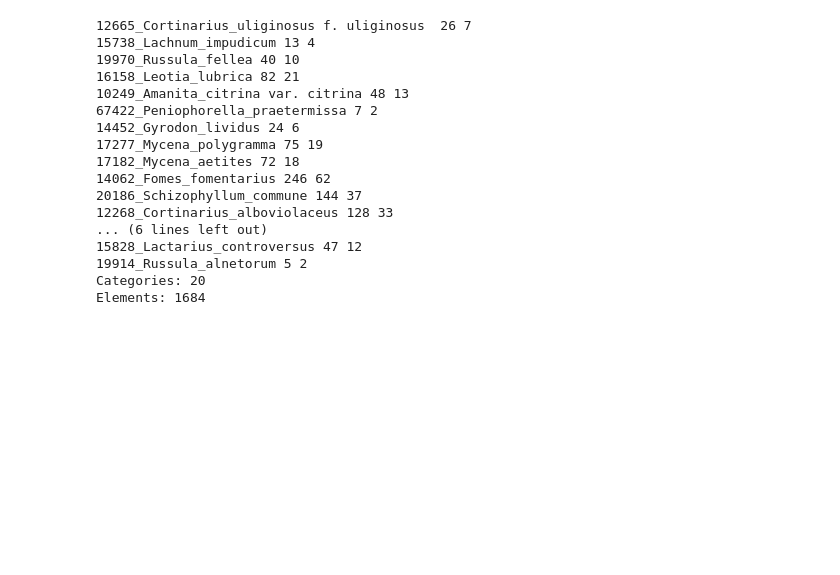
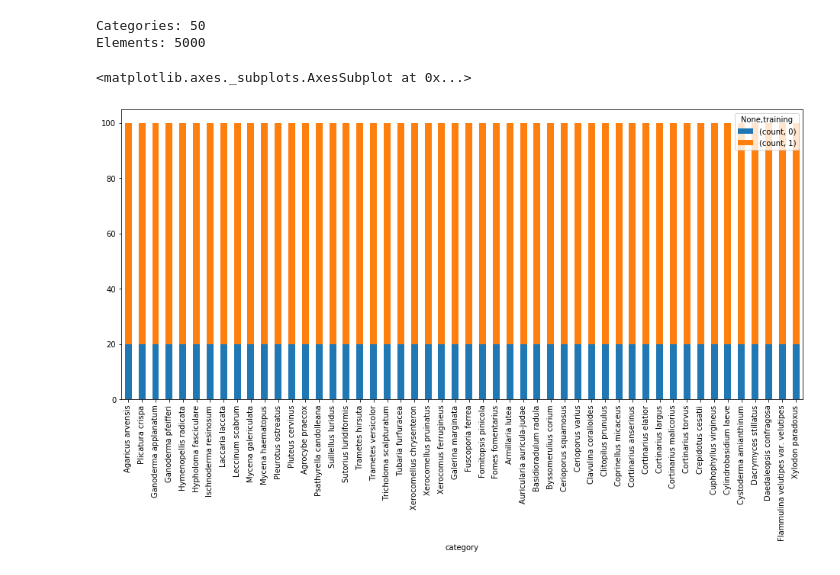
Before and after one commit to lorenzovngl/ml-project, a Jupyter notebook: main.ipynb, the cells around one changed output. Saved outputs shown, nothing was run; the diff lists cells and outputs as text; code cells hidden in the pictures; blank space fills up the shorter version.

Commit message:
Most representative class are choosen first, added image augmentation

```diff
--- a/main.ipynb
+++ b/main.ipynb
@@ -1,49 +1,57 @@
+# %%
+import os
+
+DIR = "data/fungi_train_val"
+directories = []
+
+folders = os.listdir(DIR)
+
+for folder in folders:
+    photos = os.listdir(DIR + "/" + folder)
+    directories.append({'name': folder, 'photos': len(photos)})
+
+directories.sort(key=lambda x: x['photos'], reverse=True)
 # %%
 import os
 
 DIR = "data/fungi_train_val"
 filelist = []
 
-n_categories = 20
+cat = os.listdir(DIR)
+n_categories = 50
 training_size = 0.8
 
-cat = os.listdir(DIR)
 for i in range(n_categories):
-    img = os.listdir(DIR + "/" + cat[i])
-    train_images = int(len(img)*training_size);
-    for j in range(len(img)):
+    img = os.listdir(DIR + "/" + directories[i]['name'])
+    samples_per_class = 100
+    train_images = int(min(len(img), samples_per_class)*training_size);
+    for j in range(min(len(img), samples_per_class)):
         if j < train_images:
             filelist.append({
-                'category': cat[i][cat[i].index('_')+1:].replace('_', ' '),
+                'category': directories[i]['name'][directories[i]['name'].index('_')+1:].replace('_', ' '),
                 'filename': img[j],
-                'path': DIR + "/" + cat[i] + "/" + img[j],
+                'path': DIR + "/" + directories[i]['name'] + "/" + img[j],
                 'training': 1})
         else:
             filelist.append({
-                'category': cat[i][cat[i].index('_')+1:].replace('_', ' '),
+                'category': directories[i]['name'][directories[i]['name'].index('_')+1:].replace('_', ' '),
                 'filename': img[j],
-                'path': DIR + "/" + cat[i] + "/" + img[j],
+                'path': DIR + "/" + directories[i]['name'] + "/" + img[j],
                 'training': 0})
-    print(cat[i], train_images, len(img)-train_images)
 
 print("Categories:", n_categories)
 print("Elements:", len(filelist))
 # %% [output]
-12665_Cortinarius_uliginosus f. uliginosus  26 7
-15738_Lachnum_impudicum 13 4
-19970_Russula_fellea 40 10
-16158_Leotia_lubrica 82 21
-10249_Amanita_citrina var. citrina 48 13
-67422_Peniophorella_praetermissa 7 2
-14452_Gyrodon_lividus 24 6
-17277_Mycena_polygramma 75 19
-17182_Mycena_aetites 72 18
-14062_Fomes_fomentarius 246 62
-20186_Schizophyllum_commune 144 37
-12268_Cortinarius_alboviolaceus 128 33
-... (6 lines left out)
-15828_Lactarius_controversus 47 12
-19914_Russula_alnetorum 5 2
-Categories: 20
-Elements: 1684
+Categories: 50
+Elements: 5000
+# %%
+import pandas as pd
+
+df = pd.DataFrame(filelist)
+df_count = df.groupby(['category','training']).count().rename(columns={'filename':'count'})[['count']]
+df_count = df_count.unstack('training').sort_values(by=[('count', 1)], ascending=False)
+df_count.plot(kind='bar', stacked=True, figsize=(16,7))
+# %% [output]
+<matplotlib.axes._subplots.AxesSubplot at 0x...>
+[figure, added]
 # %%
```
Also changed, not shown: parts of 20 cells of this notebook, 11 other files.
